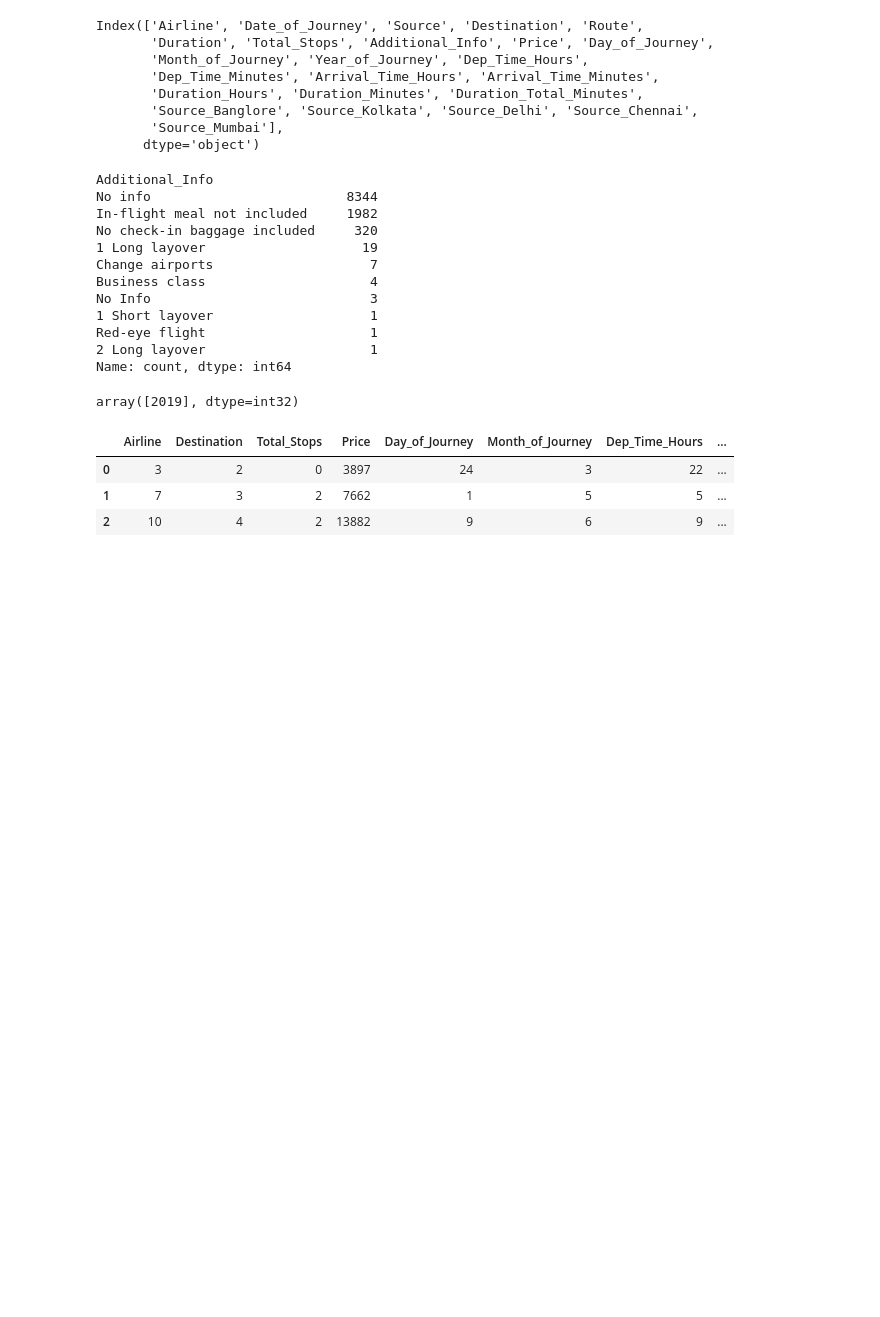
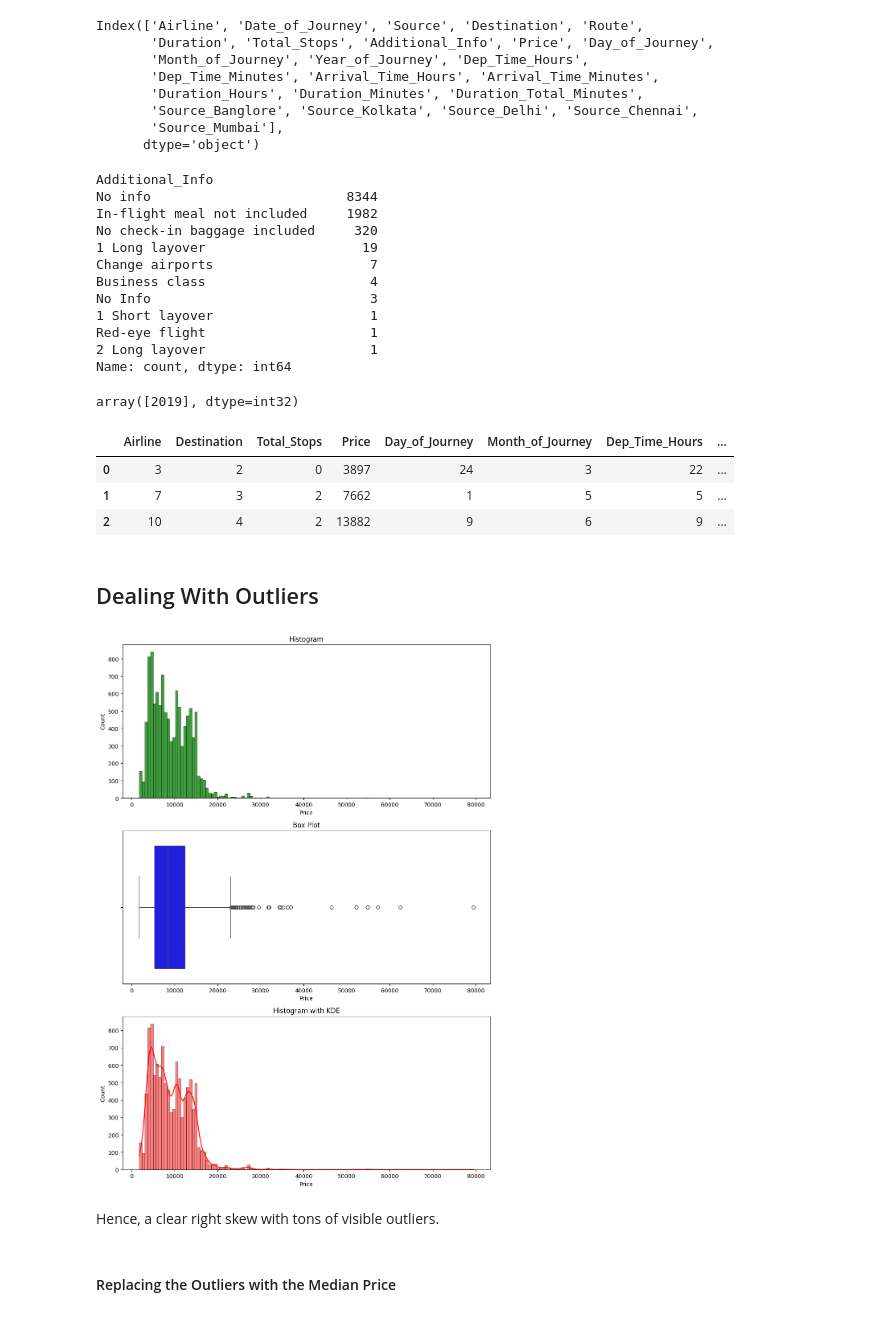
Before and after one commit to suyogshresthaa/Flight-Fare-Prediction-System, a Jupyter notebook: flight_price_prediction.ipynb, the cells around one changed output. Saved outputs shown, nothing was run; the diff lists cells and outputs as text; code cells hidden in the pictures; blank space fills up the shorter version.

Commit message:
outliers

```diff
--- a/flight_price_prediction.ipynb
+++ b/flight_price_prediction.ipynb
@@ -564,3 +564,29 @@ df_train_copy.head(3)
 | 0 | 3 | 2 | 0 | 3897 | 24 | 3 | 22 | ... |
 | 1 | 7 | 3 | 2 | 7662 | 1 | 5 | 5 | ... |
 | 2 | 10 | 4 | 2 | 13882 | 9 | 6 | 9 | ... |
+# %% [markdown]
+## Dealing With Outliers
+# %%
+## detecting outliers using plot in Price
+plt.figure(figsize = (10, 14))
+
+plt.subplot(3, 1, 1)
+sns.histplot(x=df_train_copy['Price'], kde=False, color='green')
+plt.title('Histogram')
+
+plt.subplot(3, 1, 2)
+sns.boxplot(x=df_train_copy['Price'], color='blue')
+plt.title('Box Plot')
+
+plt.subplot(3, 1, 3)
+sns.histplot(x=df_train_copy['Price'], kde=True, color='red')
+plt.title('Histogram with KDE')
+
+plt.tight_layout()
+plt.show()
+# %% [output]
+[figure, added]
+# %% [markdown]
+Hence, a clear right skew with tons of visible outliers.
+# %% [markdown]
+#### Replacing the Outliers with the Median Price
```
Also changed, not shown: parts of 5 cells of this notebook.
